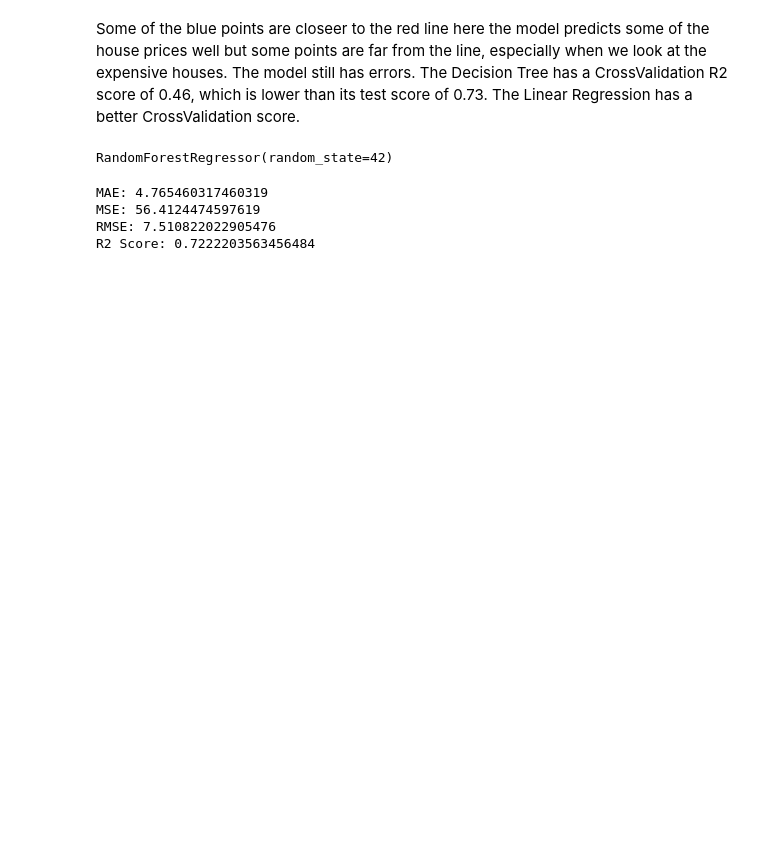
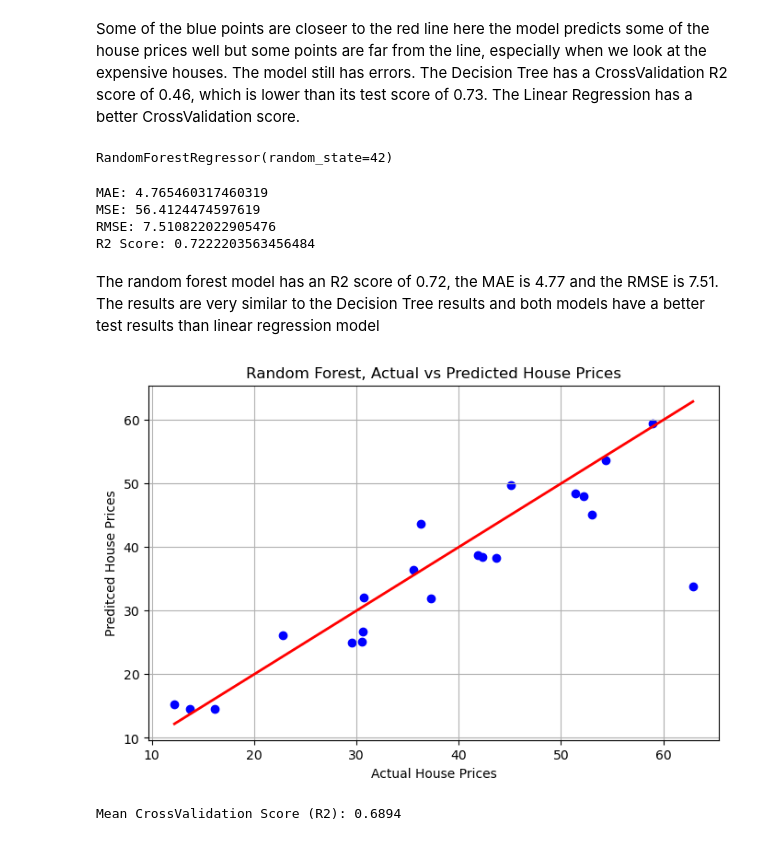
Before and after one commit to sba25073-bit/machinelearningCA1, a Jupyter notebook: ML_CA1.ipynb, the cells around one changed output. Saved outputs shown, nothing was run; the diff lists cells and outputs as text; code cells hidden in the pictures; blank space fills up the shorter version.

```diff
--- a/ML_CA1.ipynb
+++ b/ML_CA1.ipynb
@@ -364,3 +364,28 @@ MAE: 4.765460317460319
 MSE: 56.4124474597619
 RMSE: 7.510822022905476
 R2 Score: 0.7222203563456484
+# %% [markdown]
+The random forest model has an R2 score of 0.72, the MAE is 4.77 and the RMSE is 7.51. The results are very similar to the Decision Tree results and both models have a better test results than linear regression model
+# %%
+#Actual vs predicted house prices
+plt.figure(figsize=(8, 5))
+plt.scatter(y_test, y_pred_rf, color='blue')
+plt.plot([min(y_test), max(y_test)],
+         [min(y_test), max(y_test)],
+         color='red', lw=2)
+
+plt.title('Random Forest, Actual vs Predicted House Prices')
+plt.xlabel('Actual House Prices')
+plt.ylabel('Preditced House Prices')
+plt.grid(True)
+plt.show()
+# %% [output]
+[figure, added]
+# %%
+# crossvalidation
+cv_scores_rf = cross_val_score(rf_model, X_train, y_train, cv=10, scoring='r2')
+mean_cv_score_rf = np.mean(cv_scores_rf)
+
+print(f"Mean CrossValidation Score (R2): {mean_cv_score_rf:.4f}")
+# %% [output]
+Mean CrossValidation Score (R2): 0.6894
```
Also changed, not shown: parts of 4 cells of this notebook.
